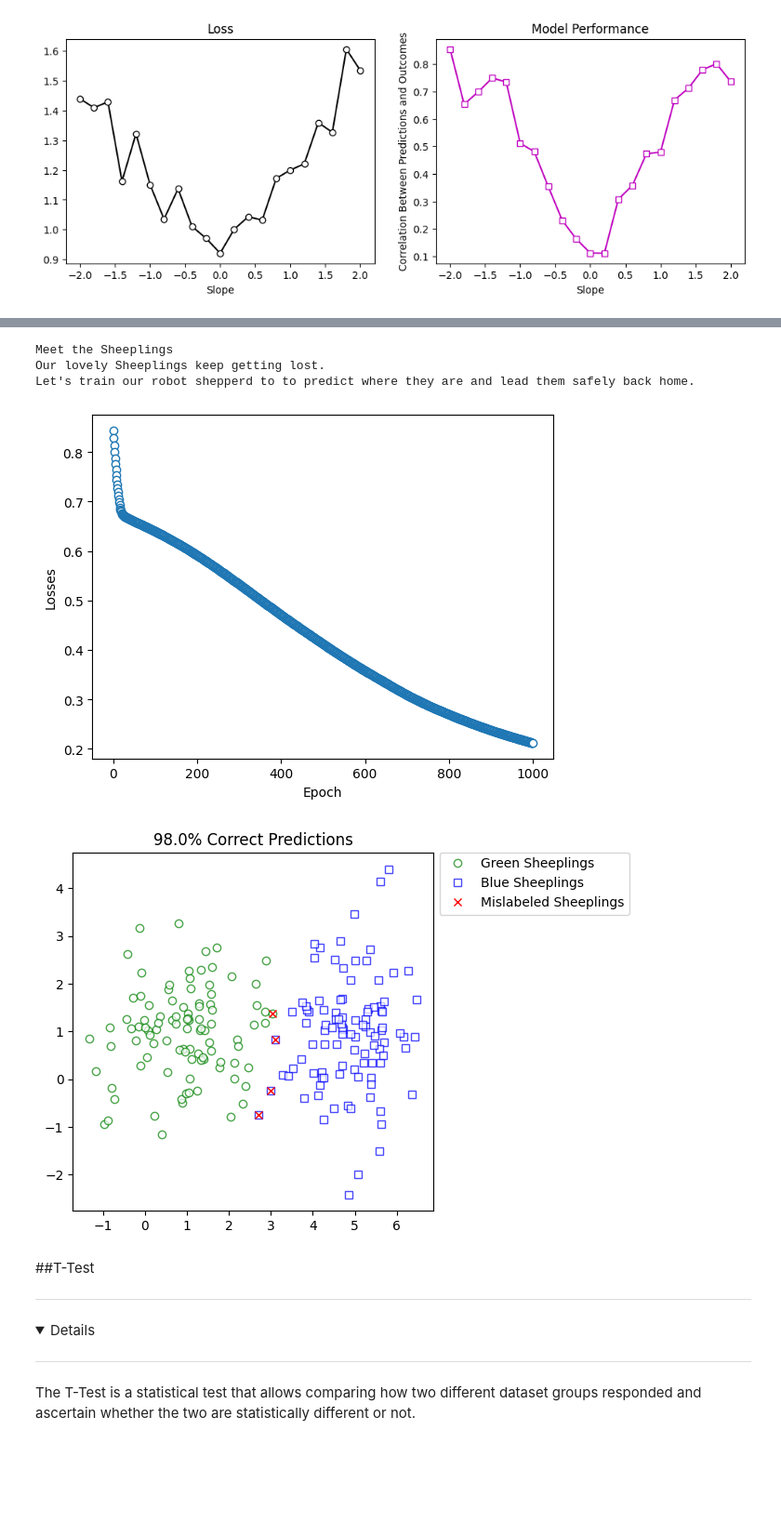
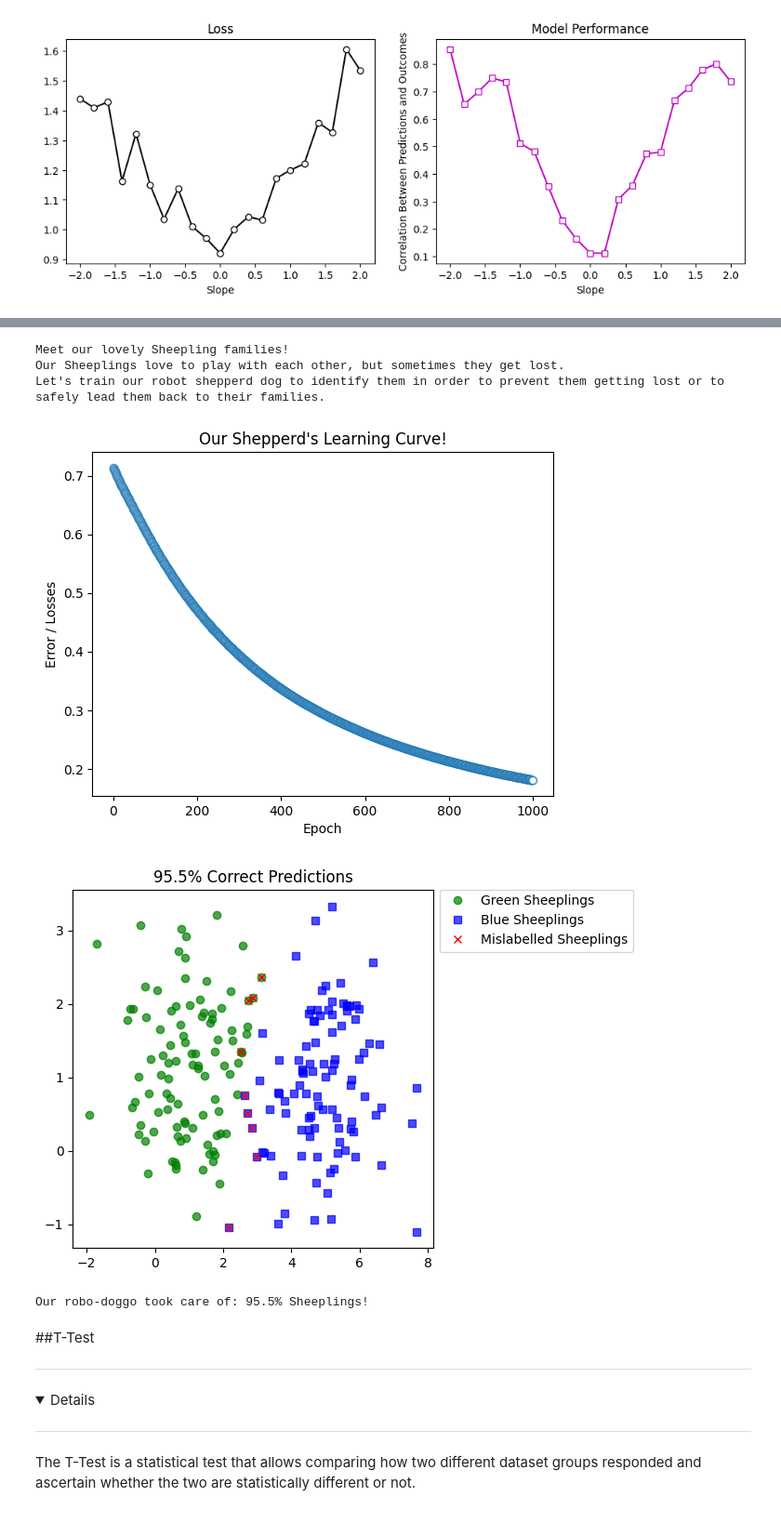
Before and after one commit to Salciano/ShowcasePython, a Jupyter notebook: Showcase.ipynb, the cells around one changed output, grey strips where cells are left out. Shown at 93% size. Drawn from its saved outputs; the diff is of its cells as text; code cells hidden in the pictures; folded sections open; blank space fills up the shorter version.

```diff
--- a/Showcase.ipynb
+++ b/Showcase.ipynb
@@ -979,7 +979,7 @@ group1 = [numpy.random.randn(group_size)+coord1[0], numpy.random.randn(group_siz
 # meet the 1 Blue Sheeplings
 group2 = [numpy.random.randn(group_size)+coord2[0], numpy.random.randn(group_size)+coord2[1]]
 
-# Create a label for the Green Sheeplings 0 and Blue Sheeplings 1
+# Create numerical labels for the Green Sheeplings (0) and Blue Sheeplings (1) to compute with Binary-Cross-Entropy (BCE) (BCELoss)
 labels_numpy = numpy.vstack((numpy.zeros((group_size, 1)), numpy.ones((group_size, 1))))
 #merge the groups into a numpy 2d array
 groups_numpy = numpy.hstack((group1, group2)).T
@@ -989,15 +989,15 @@ groups_torch = torch.tensor(groups_numpy).float()
 labels_torch = torch.tensor(labels_numpy).float()
 
 fig = ploti.figure(figsize=(5,5))
-ploti.plot(groups_torch[numpy.where(labels_torch==0)[0],0], groups_torch[numpy.where(labels_torch==0)[0], 1], "go", alpha=.7, label="Green Sheeplings (0)")
-ploti.plot(groups_torch[numpy.where(labels_torch==1)[0], 0], groups_torch[numpy.where(labels_torch==1)[0], 1], "bs", alpha=.7, label="Blue Sheeplings (1)")
-ploti.title("Meet the Sheeplings!")
+ploti.plot(groups_torch[numpy.where(labels_torch==0)[0],0], groups_torch[numpy.where(labels_torch==0)[0], 1], "go", alpha=.7, label="Green Sheeplings")
+ploti.plot(groups_torch[numpy.where(labels_torch==1)[0], 0], groups_torch[numpy.where(labels_torch==1)[0], 1], "bs", alpha=.7, label="Blue Sheeplings")
+ploti.title("The Sheepling Families!")
 ploti.legend(bbox_to_anchor=(1, 1.02))
 ploti.show()
 
-print("\nMeet the Sheeplings")
-print("Our lovely Sheeplings keep getting lost.")
-print("Let's train our robot shepperd to to predict where they are and lead them safely back home. \n")
+print("\nMeet our lovely Sheepling families!")
+print("Our Sheeplings love to play with each other, but sometimes they get lost.")
+print("Let's train our robot shepperd dog to identify them in order to prevent them getting lost or to safely lead them back to their families.\n")
 
 #print(labels_numpy)
 #print(group1[1],len(group1))
@@ -1031,28 +1031,30 @@ for idx_epoch in range(epochs):
   loss.backward()
   optimizer.step()
 
-ploti.plot(losses.detach(), "o", markerfacecolor="w")
+ploti.plot(losses.detach(), "o", markerfacecolor="w", alpha=0.7)
 ploti.xlabel("Epoch")
-ploti.ylabel("Losses")
+ploti.ylabel("Error / Losses")
+ploti.title("Our Shepperd's Learning Curve!")
 ploti.show()
 
 predictions = ann_classer(groups_torch) # from 0 to 1
 
-predicted_labels = predictions > 0.5 # If bigger than 0,5 return True else False
+predicted_labels = predictions > 0.5 # If bigger than 0.5 return True, else False
 
-mislabeled = numpy.where(predicted_labels != labels_torch)[0]
-# Compare predicted labels with original labels to check where the sheeplings were mislabeled.
+mislabel = numpy.where(predicted_labels != labels_torch)[0]
+# Compare predicted labels with original labels to check where the sheeplings were mislabel.
 # Returns True if mismatch (!=). numpy.where() returns the location where the condition was True. In this case, the indices are returned.
-#print(mislabeled) #debug
+#print(mislabel) #debug
 
-total_acc = 100-100*len(mislabeled)/(2*group_size) #
-#print("Final Accuracy: %g%% \n" %total_acc)
+total_acc = 100-100*len(mislabel)/(2*group_size) #
 
 fig = ploti.figure(figsize=(5,5))
 ploti.plot(groups_torch[numpy.where(~predicted_labels)[0], 0], groups_torch[numpy.where(~predicted_labels)[0], 1], "go", label="Green Sheeplings", alpha=0.7)
 ploti.plot(groups_torch[numpy.where(predicted_labels)[0], 0], groups_torch[numpy.where(predicted_labels)[0], 1], "bs", label="Blue Sheeplings", alpha=0.7)
-ploti.plot(groups_torch[mislabeled,0], groups_torch[mislabeled,1], "rx", label="Mislabeled Sheeplings")
+ploti.plot(groups_torch[mislabel, 0], groups_torch[mislabel, 1], "rx", label="Mislabelled Sheeplings")
 ploti.legend(bbox_to_anchor=(1, 1.02))
 ploti.title(f"{total_acc}% Correct Predictions")
 ploti.show()
+
+print("\nOur robo-doggo took care of: %g%% Sheeplings!" %total_acc)
 # %% [output]
@@ -1060,8 +1062,9 @@ ploti.show()
-Meet the Sheeplings
-Our lovely Sheeplings keep getting lost.
-Let's train our robot shepperd to to predict where they are and lead them safely back home.
+Meet our lovely Sheepling families!
+Our Sheeplings love to play with each other, but sometimes they get lost.
+Let's train our robot shepperd dog to identify them in order to prevent them getting lost or to safely lead them back to their families.
-[figure, old version]
+[figure, new version]
-[figure, old version]
+[figure, new version]
+Our robo-doggo took care of: 95.5% Sheeplings!
 # %% [markdown]
 ##T-Test
 
```
Also changed, not shown: parts of 23 cells of this notebook.
